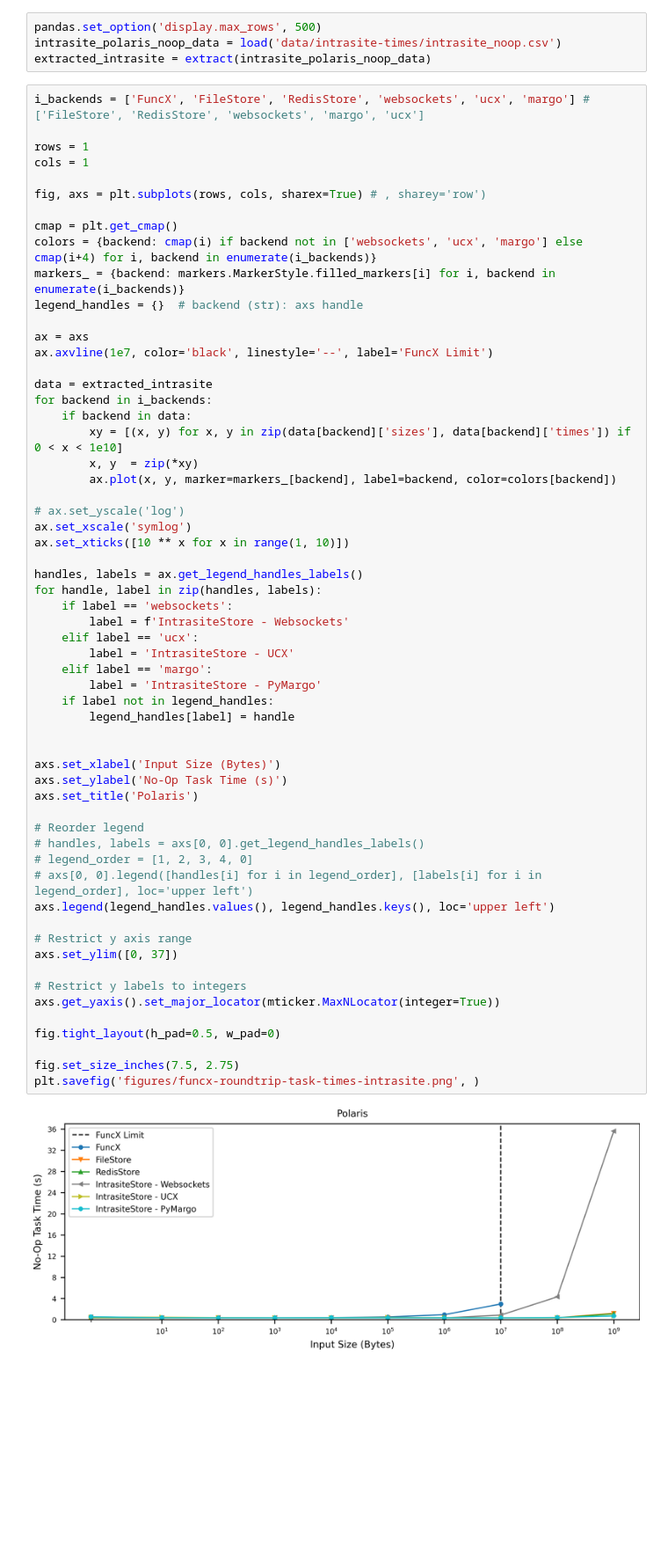
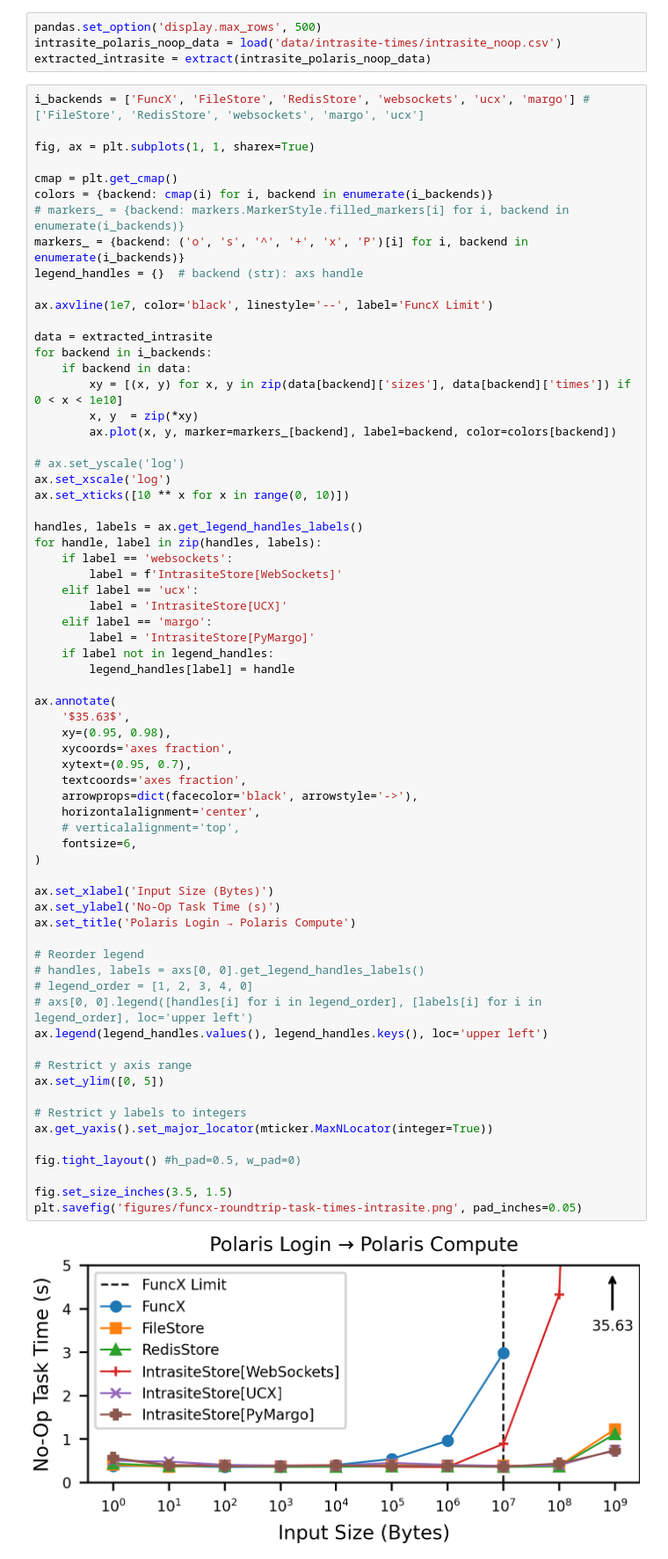
Before and after one commit to proxystore/sc23-evaluation, a Jupyter notebook: 4-funcx-roundtrip-execution-time-intrasite.ipynb, the cells around one changed output. Shown: that part at 88% size. Drawn from its saved outputs; the diff is of its cells as text; blank space fills up the shorter version.

```diff
--- a/4-funcx-roundtrip-execution-time-intrasite.ipynb
+++ b/4-funcx-roundtrip-execution-time-intrasite.ipynb
@@ -254,61 +254,69 @@ extracted_intrasite = extract(intrasite_polaris_noop_data)
 # %%
 i_backends = ['FuncX', 'FileStore', 'RedisStore', 'websockets', 'ucx', 'margo'] #['FileStore', 'RedisStore', 'websockets', 'margo', 'ucx']
 
-rows = 1
-cols = 1
-
-fig, axs = plt.subplots(rows, cols, sharex=True) # , sharey='row')
+fig, ax = plt.subplots(1, 1, sharex=True)
 
 cmap = plt.get_cmap()
-colors = {backend: cmap(i) if backend not in ['websockets', 'ucx', 'margo'] else cmap(i+4) for i, backend in enumerate(i_backends)}
-markers_ = {backend: markers.MarkerStyle.filled_markers[i] for i, backend in enumerate(i_backends)}
+colors = {backend: cmap(i) for i, backend in enumerate(i_backends)}
+# markers_ = {backend: markers.MarkerStyle.filled_markers[i] for i, backend in enumerate(i_backends)}
+markers_ = {backend: ('o', 's', '^', '+', 'x', 'P')[i] for i, backend in enumerate(i_backends)}
 legend_handles = {}  # backend (str): axs handle
 
-ax = axs
 ax.axvline(1e7, color='black', linestyle='--', label='FuncX Limit')
 
 data = extracted_intrasite
 for backend in i_backends:
     if backend in data:
         xy = [(x, y) for x, y in zip(data[backend]['sizes'], data[backend]['times']) if 0 < x < 1e10]
         x, y  = zip(*xy)
         ax.plot(x, y, marker=markers_[backend], label=backend, color=colors[backend])
 
 # ax.set_yscale('log')
-ax.set_xscale('symlog')
-ax.set_xticks([10 ** x for x in range(1, 10)])
+ax.set_xscale('log')
+ax.set_xticks([10 ** x for x in range(0, 10)])
 
 handles, labels = ax.get_legend_handles_labels()
 for handle, label in zip(handles, labels):
     if label == 'websockets':
-        label = f'IntrasiteStore - Websockets'
+        label = f'IntrasiteStore[WebSockets]'
     elif label == 'ucx':
-        label = 'IntrasiteStore - UCX'
+        label = 'IntrasiteStore[UCX]'
     elif label == 'margo':
-        label = 'IntrasiteStore - PyMargo'
+        label = 'IntrasiteStore[PyMargo]'
     if label not in legend_handles:
         legend_handles[label] = handle
 
+ax.annotate(
+    '$35.63$',
+    xy=(0.95, 0.98),
+    xycoords='axes fraction',
+    xytext=(0.95, 0.7),
+    textcoords='axes fraction',
+    arrowprops=dict(facecolor='black', arrowstyle='->'),
+    horizontalalignment='center',
+    # verticalalignment='top',
+    fontsize=6,
+)
 
-axs.set_xlabel('Input Size (Bytes)')
-axs.set_ylabel('No-Op Task Time (s)')
-axs.set_title('Polaris')
+ax.set_xlabel('Input Size (Bytes)')
+ax.set_ylabel('No-Op Task Time (s)')
+ax.set_title('Polaris Login → Polaris Compute')
 
 # Reorder legend
 # handles, labels = axs[0, 0].get_legend_handles_labels()
 # legend_order = [1, 2, 3, 4, 0]
 # axs[0, 0].legend([handles[i] for i in legend_order], [labels[i] for i in legend_order], loc='upper left')
-axs.legend(legend_handles.values(), legend_handles.keys(), loc='upper left')
+ax.legend(legend_handles.values(), legend_handles.keys(), loc='upper left')
 
 # Restrict y axis range
-axs.set_ylim([0, 37])
+ax.set_ylim([0, 5])
 
 # Restrict y labels to integers
-axs.get_yaxis().set_major_locator(mticker.MaxNLocator(integer=True))
+ax.get_yaxis().set_major_locator(mticker.MaxNLocator(integer=True))
 
-fig.tight_layout(h_pad=0.5, w_pad=0)
+fig.tight_layout() #h_pad=0.5, w_pad=0)
 
-fig.set_size_inches(7.5, 2.75)
-plt.savefig('figures/funcx-roundtrip-task-times-intrasite.png', )
+fig.set_size_inches(3.5, 1.5)
+plt.savefig('figures/funcx-roundtrip-task-times-intrasite.png', pad_inches=0.05)
 # %% [output]
-[figure, old version]
+[figure, new version]
```
Also changed, not shown: parts of 1 cell of this notebook, 9 other files.
